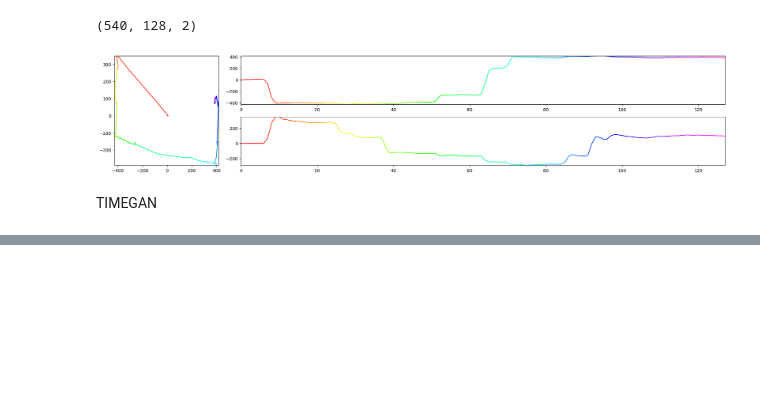
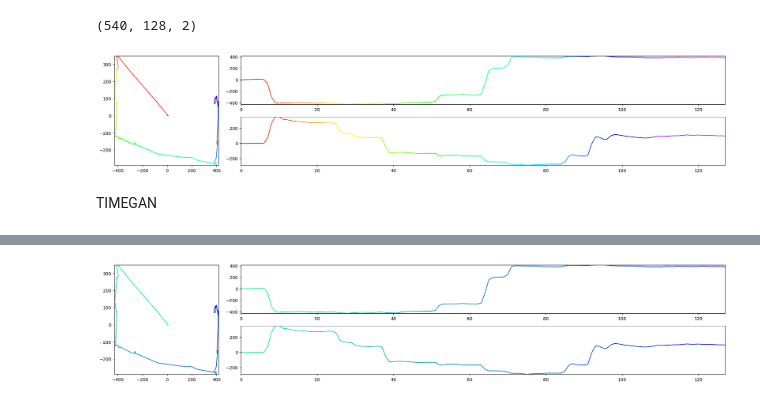
Before and after one commit to gusxo/backup, a Jupyter notebook: try_timegan.ipynb, the cells around one changed output, grey strips where cells are left out. Saved outputs shown, nothing was run; the diff lists cells and outputs as text; code cells hidden in the pictures; blank space fills up the shorter version.

```diff
--- a/try_timegan.ipynb
+++ b/try_timegan.ipynb
@@ -154,0 +166,4 @@ print(synth_data.shape)
+# %%
+plot_data2(x[0], None, "winter_r")
+# %% [output]
+[figure, added]
```
Also changed, not shown: parts of 9 cells of this notebook, 2 other files.
